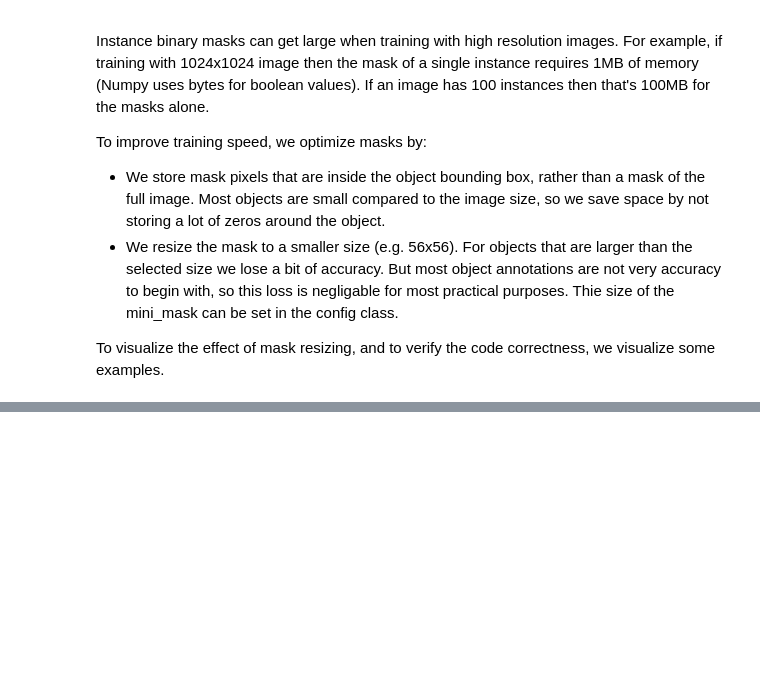
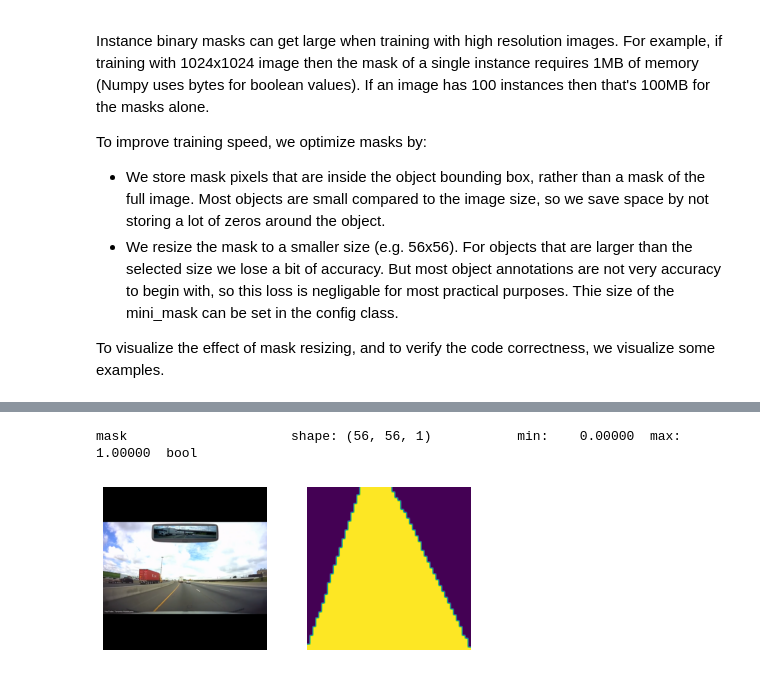
Before and after one commit to Pratham1807/Mask_RCNN, a Jupyter notebook: samples/lane/inspect_lane_data.ipynb, the cells around one changed output, grey strips where cells are left out. Drawn from its saved outputs; the diff is of its cells as text; code cells hidden in the pictures; blank space fills up the shorter version.

```diff
--- a/samples/lane/inspect_lane_data.ipynb
+++ b/samples/lane/inspect_lane_data.ipynb
@@ -169,0 +190,7 @@ image, image_meta, class_ids, bbox, mask = modellib.load_image_gt(
+# %%
+# Add augmentation and mask resizing.
+image, image_meta, class_ids, bbox, mask = modellib.load_image_gt(
+    dataset, config, image_id, augment=True, use_mini_mask=True)
+log("mask", mask)
+display_images([image]+[mask[:,:,i] for i in range(min(mask.shape[-1], 7))])
+# %% [output]
@@ -169,0 +198,2 @@ image, image_meta, class_ids, bbox, mask = modellib.load_image_gt(
+mask                     shape: (56, 56, 1)           min:    0.00000  max:    1.00000  bool
+[figure, added]
```
Also changed, not shown: parts of 26 cells of this notebook.
